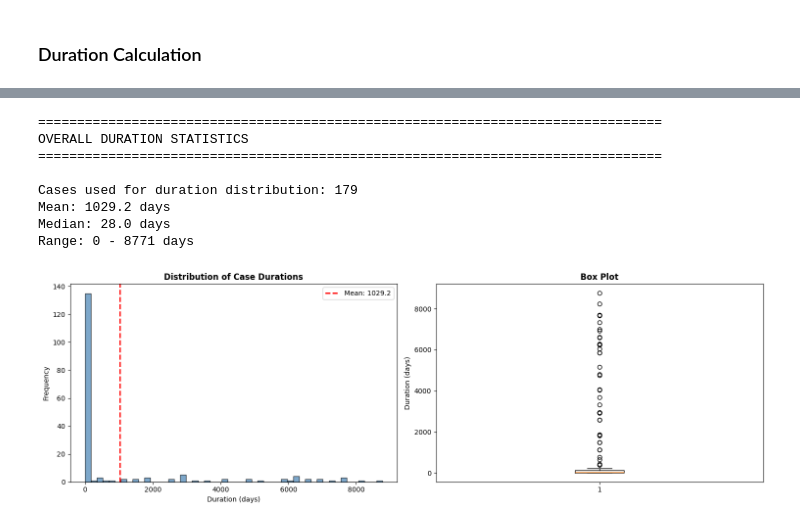
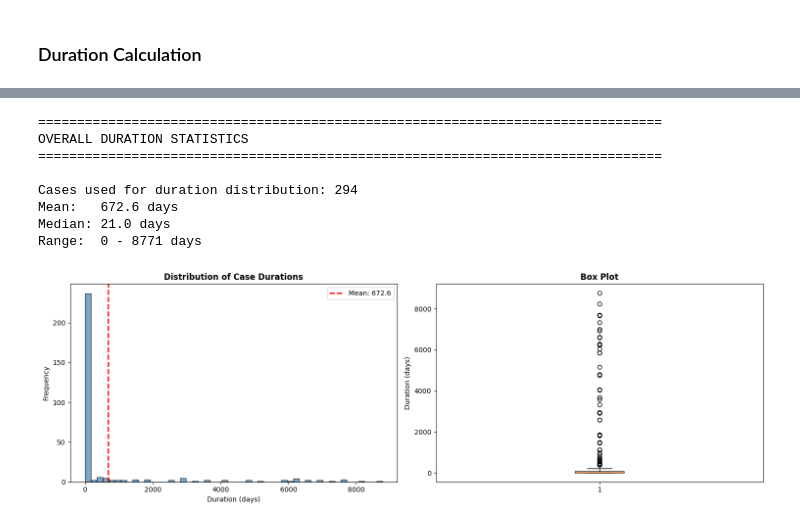
Before and after one commit to romane-lg/Ontario-Court-Cases, a Jupyter notebook: notebook.ipynb, the cells around one changed output, grey strips where cells are left out. Drawn from its saved outputs; the diff is of its cells as text; code cells hidden in the pictures.

```diff
--- a/notebook.ipynb
+++ b/notebook.ipynb
@@ -792,40 +942,53 @@ Durations with proxy available: 294
 # %%
-# Overall duration statistics
-print('=' * 80)
-print('OVERALL DURATION STATISTICS')
-print('=' * 80)
+# ============================================================
+# OVERALL DURATION STATISTICS (adapted to the new pipeline)
+# ============================================================
 
-valid_duration = df[df['case_status'].isin(['analyzable_duration', 'proxy_heard_date'])]['duration_with_proxy'].dropna()
+import matplotlib.pyplot as plt
 
-print(f'\nCases used for duration distribution: {len(valid_duration)}')
+print("=" * 80)
+print("OVERALL DURATION STATISTICS")
+print("=" * 80)
+
+# Valid durations = any case where we successfully computed duration_with_proxy
+valid_duration = df["duration_with_proxy"].dropna()
+
+print(f"\nCases used for duration distribution: {len(valid_duration)}")
 if len(valid_duration) > 0:
-    print(f'Mean: {valid_duration.mean():.1f} days')
-    print(f'Median: {valid_duration.median():.1f} days')
-    print(f'Range: {valid_duration.min():.0f} - {valid_duration.max():.0f} days')
+    print(f"Mean:   {valid_duration.mean():.1f} days")
+    print(f"Median: {valid_duration.median():.1f} days")
+    print(f"Range:  {valid_duration.min():.0f} - {valid_duration.max():.0f} days")
 
 fig, axes = plt.subplots(1, 2, figsize=(15, 5))
-axes[0].hist(valid_duration, bins=50, edgecolor='black', alpha=0.7, color='steelblue')
+
+axes[0].hist(valid_duration, bins=50, edgecolor="black", alpha=0.7, color="steelblue")
 if len(valid_duration) > 0:
-    axes[0].axvline(valid_duration.mean(), color='red', linestyle='--', linewidth=2, label=f'Mean: {valid_duration.mean():.1f}')
-axes[0].set_xlabel('Duration (days)')
-axes[0].set_ylabel('Frequency')
-axes[0].set_title('Distribution of Case Durations', fontweight='bold')
+    axes[0].axvline(
+        valid_duration.mean(),
+        color="red",
+        linestyle="--",
+        linewidth=2,
+        label=f"Mean: {valid_duration.mean():.1f}",
+    )
+axes[0].set_xlabel("Duration (days)")
+axes[0].set_ylabel("Frequency")
+axes[0].set_title("Distribution of Case Durations", fontweight="bold")
 axes[0].legend()
 
 axes[1].boxplot(valid_duration)
-axes[1].set_ylabel('Duration (days)')
-axes[1].set_title('Box Plot', fontweight='bold')
+axes[1].set_ylabel("Duration (days)")
+axes[1].set_title("Box Plot", fontweight="bold")
 
 plt.tight_layout()
 plt.show()
 # %% [output]
 ================================================================================
 OVERALL DURATION STATISTICS
 ================================================================================
 
-Cases used for duration distribution: 179
-Mean: 1029.2 days
-Median: 28.0 days
-Range: 0 - 8771 days
+Cases used for duration distribution: 294
+Mean:   672.6 days
+Median: 21.0 days
+Range:  0 - 8771 days
-[figure, old version]
+[figure, new version]
 # %%
```
Also changed, not shown: parts of 13 cells of this notebook.
